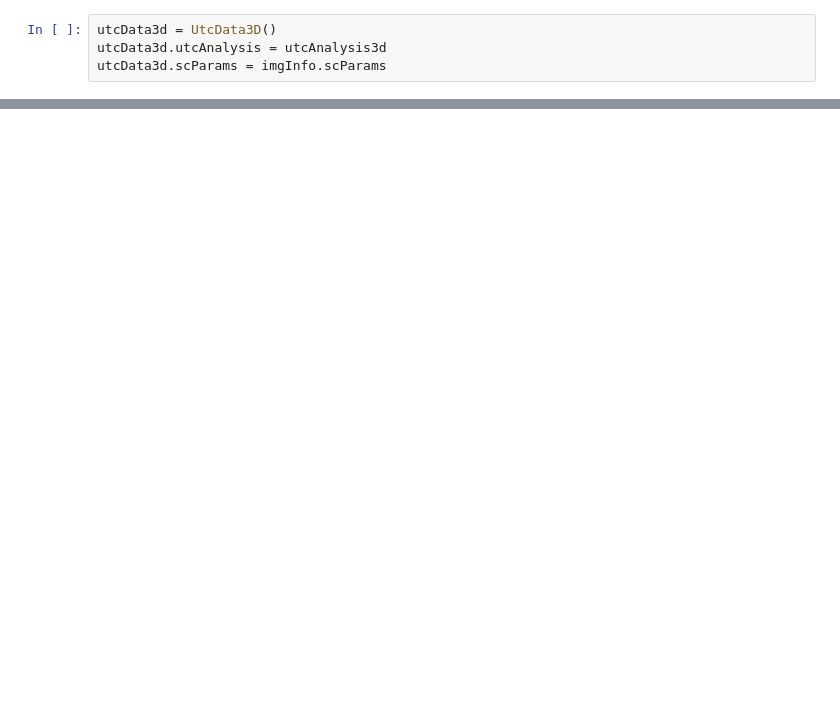
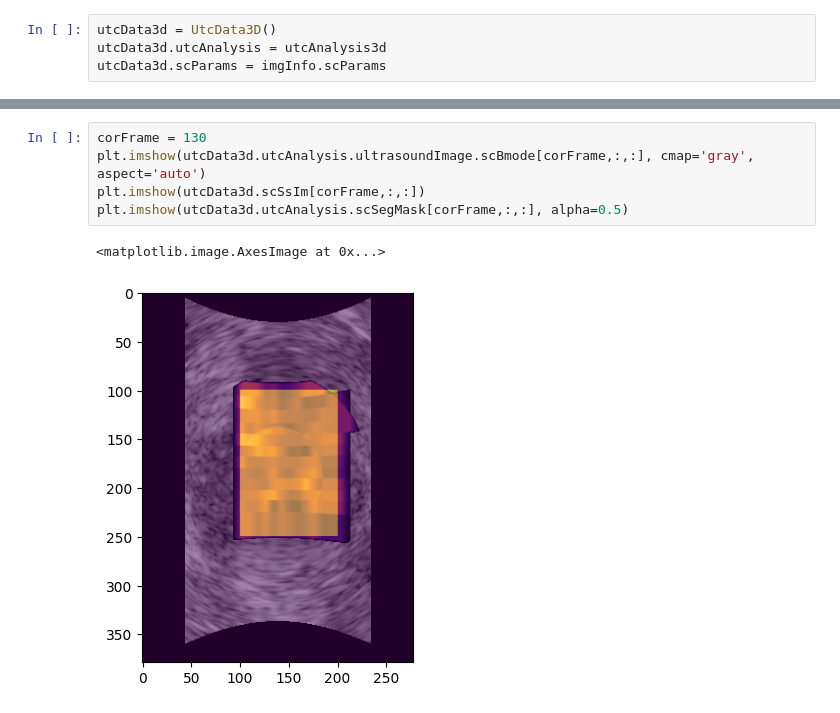
Before and after one commit to TUL-Dev/PyQuantUS, a Jupyter notebook: CLI-Demos/scPhilipsUtc3d.ipynb, the cells around one changed output, grey strips where cells are left out. Saved outputs shown, nothing was run; the diff lists cells and outputs as text; blank space fills up the shorter version.

```diff
--- a/CLI-Demos/scPhilipsUtc3d.ipynb
+++ b/CLI-Demos/scPhilipsUtc3d.ipynb
@@ -155,3 +149,11 @@ plt.imshow(voiMask[:,:,axFrame], cmap='jet', alpha=0.5)
+# %%
+corFrame = 130
+plt.imshow(utcData3d.utcAnalysis.ultrasoundImage.scBmode[corFrame,:,:], cmap='gray', aspect='auto')
+plt.imshow(utcData3d.scSsIm[corFrame,:,:])
+plt.imshow(utcData3d.utcAnalysis.scSegMask[corFrame,:,:], alpha=0.5)
+# %% [output]
+<matplotlib.image.AxesImage at 0x...>
+[figure, added]
 # %%
 utcData3d.plotPsData()
 # %% [output]
```
Also changed, not shown: parts of 11 cells of this notebook, 2 other files.
